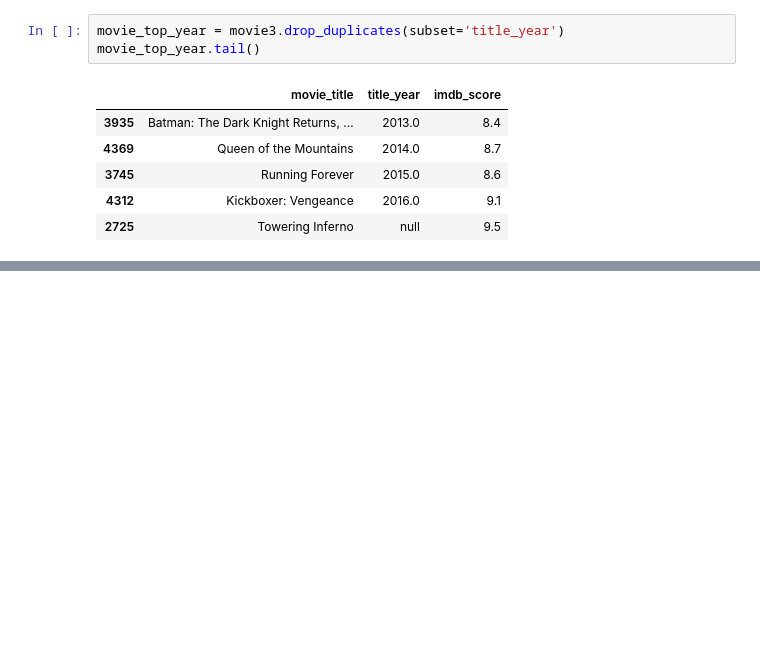
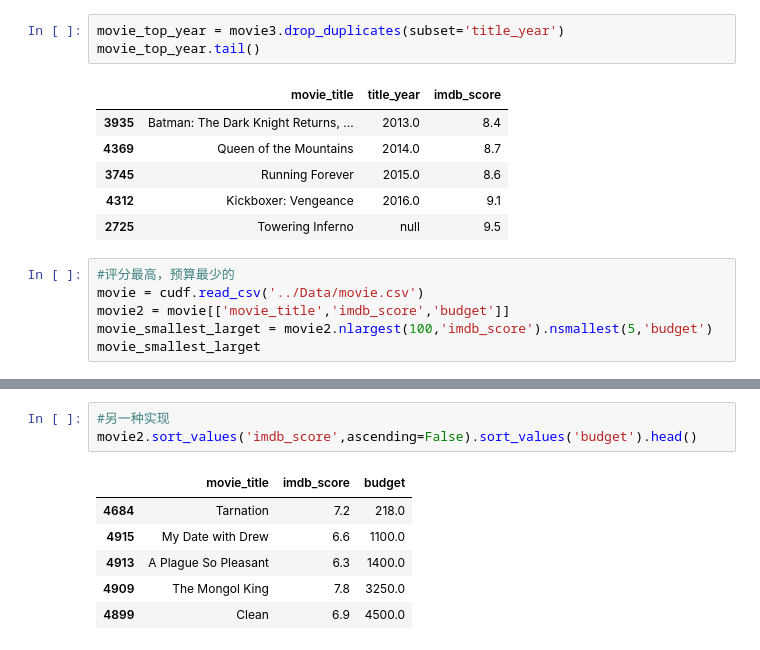
Before and after one commit to liukai1919/RapidsCookBook, a Jupyter notebook: CudfCookBook/DataAnalysis.ipynb, the cells around one changed output, grey strips where cells are left out. Drawn from its saved outputs; the diff is of its cells as text; blank space fills up the shorter version.

```diff
--- a/CudfCookBook/DataAnalysis.ipynb
+++ b/CudfCookBook/DataAnalysis.ipynb
@@ -180,3 +180,9 @@ movie_top_year.tail()
 | 3745 | Running Forever | 2015.0 | 8.6 |
 | 4312 | Kickboxer: Vengeance | 2016.0 | 9.1 |
 | 2725 | Towering Inferno | null | 9.5 |
+# %%
+#评分最高，预算最少的
+movie = cudf.read_csv('../Data/movie.csv')
+movie2 = movie[['movie_title','imdb_score','budget']]
+movie_smallest_larget = movie2.nlargest(100,'imdb_score').nsmallest(5,'budget')
+movie_smallest_larget
@@ -182,0 +196,10 @@ movie_top_year.tail()
+# %%
+#另一种实现
+movie2.sort_values('imdb_score',ascending=False).sort_values('budget').head()
+# %% [output]
+|  | movie_title | imdb_score | budget |
+| 4684 | Tarnation | 7.2 | 218.0 |
+| 4915 | My Date with Drew | 6.6 | 1100.0 |
+| 4913 | A Plague So Pleasant | 6.3 | 1400.0 |
+| 4909 | The Mongol King | 7.8 | 3250.0 |
+| 4899 | Clean | 6.9 | 4500.0 |
```
Also changed, not shown: parts of 1 cell of this notebook, 3 other files.
